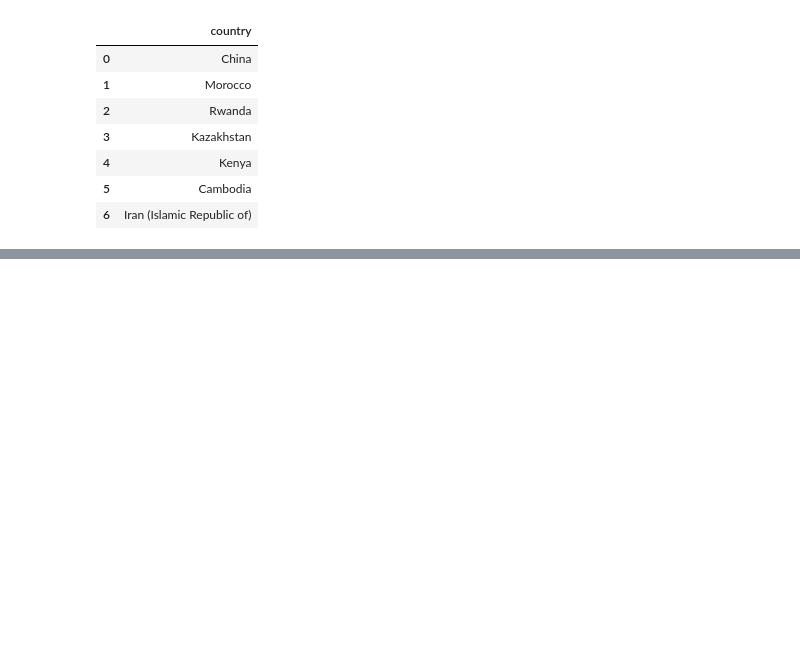
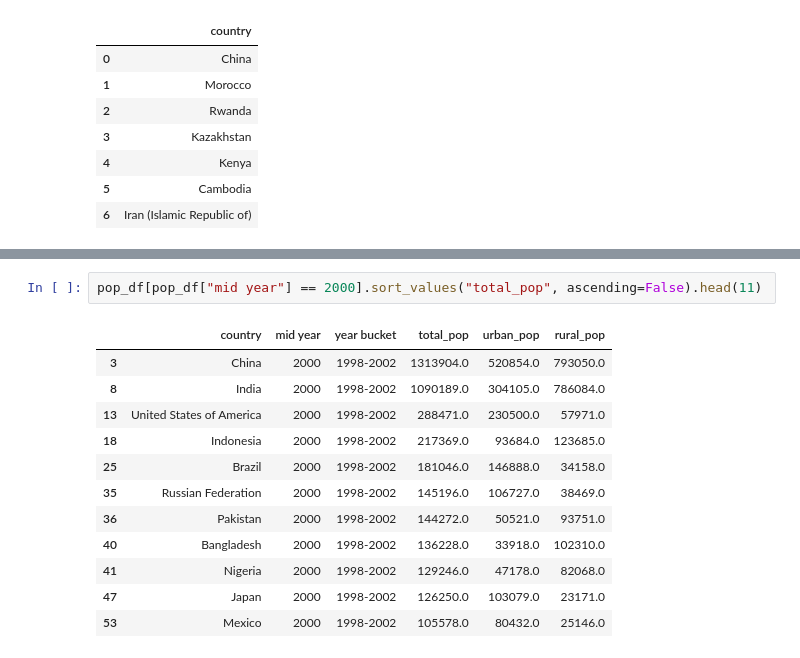
Before and after one commit to rupalimayekar/WaterIsWet, a Jupyter notebook: src/hdi-gdp-data-explore.ipynb, the cells around one changed output, grey strips where cells are left out. Drawn from its saved outputs; the diff is of its cells as text; blank space fills up the shorter version.

```diff
--- a/src/hdi-gdp-data-explore.ipynb
+++ b/src/hdi-gdp-data-explore.ipynb
@@ -502,0 +538,15 @@ combined_df
+# %%
+pop_df[pop_df["mid year"] == 2000].sort_values("total_pop", ascending=False).head(11)
+# %% [output]
+|  | country | mid year | year bucket | total_pop | urban_pop | rural_pop |
+| 3 | China | 2000 | 1998-2002 | 1313904.0 | 520854.0 | 793050.0 |
+| 8 | India | 2000 | 1998-2002 | 1090189.0 | 304105.0 | 786084.0 |
+| 13 | United States of America | 2000 | 1998-2002 | 288471.0 | 230500.0 | 57971.0 |
+| 18 | Indonesia | 2000 | 1998-2002 | 217369.0 | 93684.0 | 123685.0 |
+| 25 | Brazil | 2000 | 1998-2002 | 181046.0 | 146888.0 | 34158.0 |
+| 35 | Russian Federation | 2000 | 1998-2002 | 145196.0 | 106727.0 | 38469.0 |
+| 36 | Pakistan | 2000 | 1998-2002 | 144272.0 | 50521.0 | 93751.0 |
+| 40 | Bangladesh | 2000 | 1998-2002 | 136228.0 | 33918.0 | 102310.0 |
+| 41 | Nigeria | 2000 | 1998-2002 | 129246.0 | 47178.0 | 82068.0 |
+| 47 | Japan | 2000 | 1998-2002 | 126250.0 | 103079.0 | 23171.0 |
+| 53 | Mexico | 2000 | 1998-2002 | 105578.0 | 80432.0 | 25146.0 |
```
Also changed, not shown: parts of 10 cells of this notebook, 5 other files.
